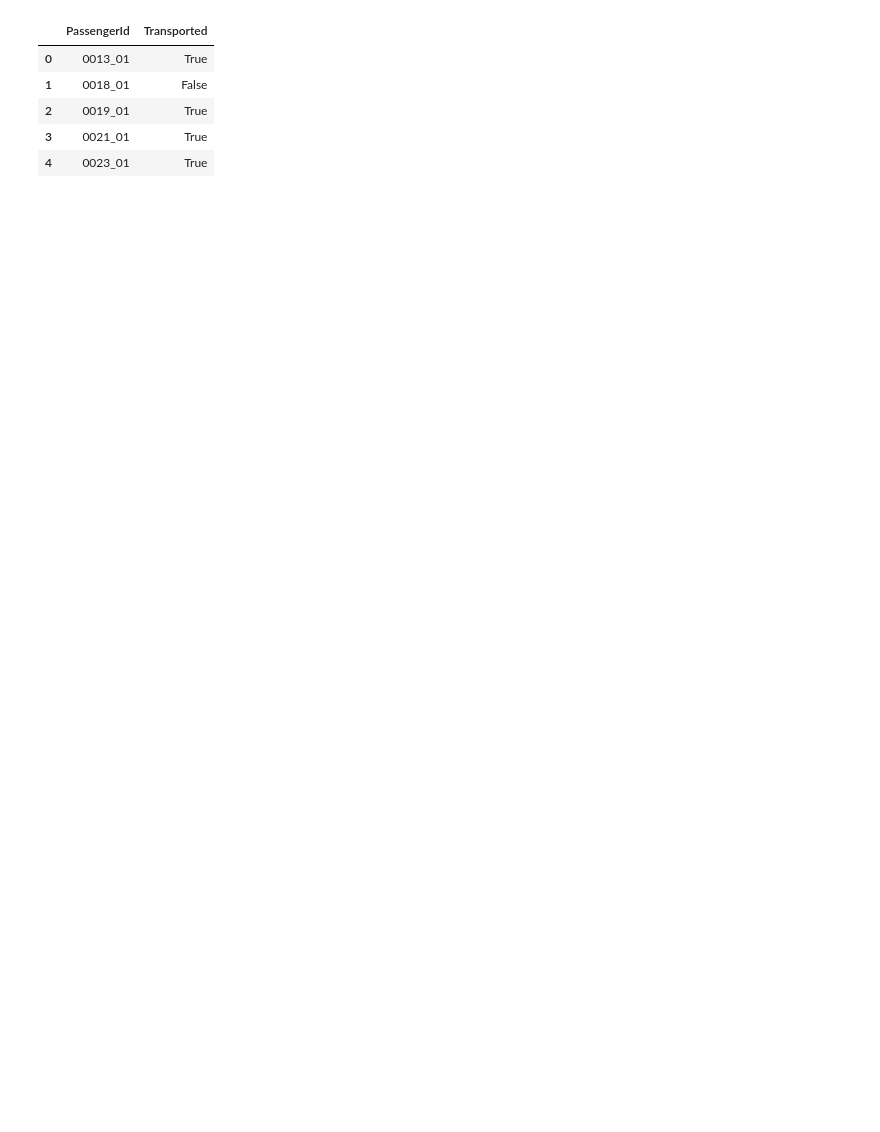
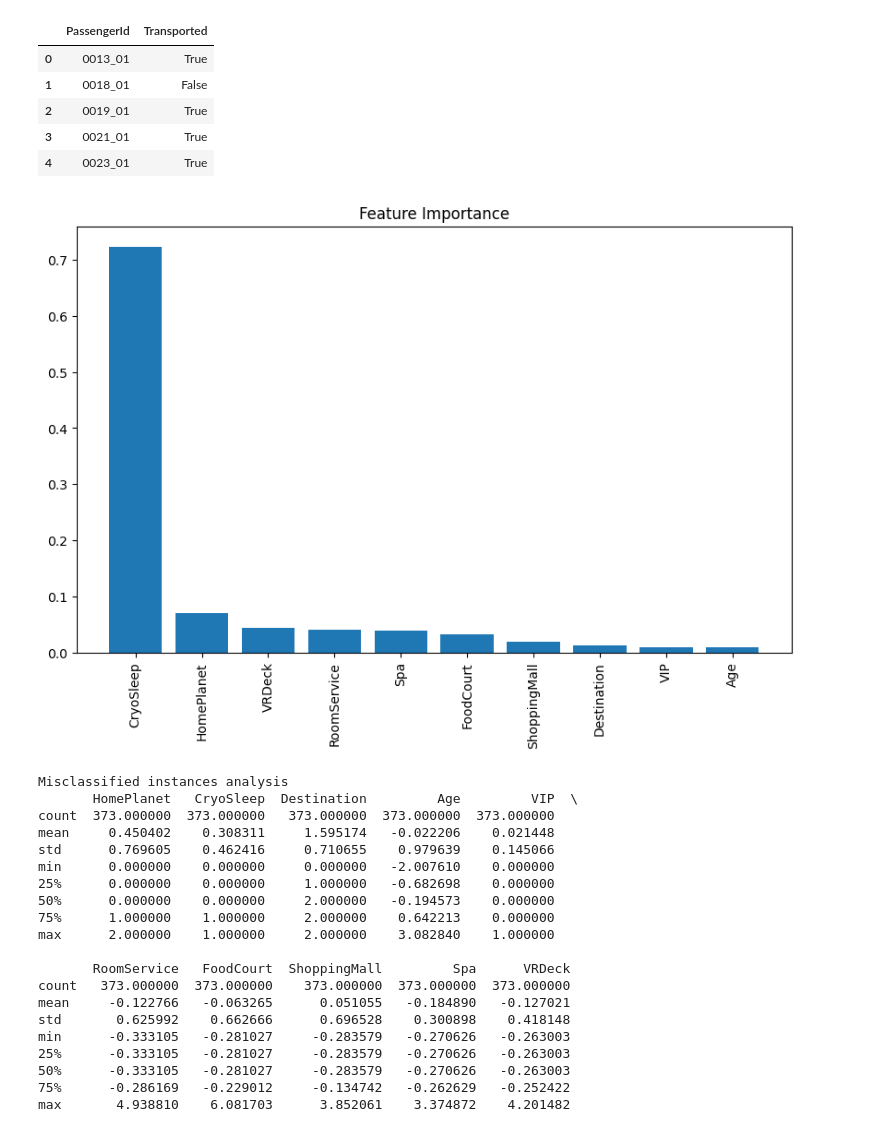
Before and after one commit to 7PAM2015-0509-2023-Group12/Kaggle_Challenge, a Jupyter notebook: Assignment_2_Group_project_Kaggle_Challenge.ipynb, the cells around one changed output. Cells and saved outputs as stored; diff of their text form; code cells hidden in the pictures; blank space fills up the shorter version.

```diff
--- a/Assignment_2_Group_project_Kaggle_Challenge.ipynb
+++ b/Assignment_2_Group_project_Kaggle_Challenge.ipynb
@@ -247,3 +248,42 @@ submission.head()
 | 2 | 0019_01 | True |
 | 3 | 0021_01 | True |
 | 4 | 0023_01 | True |
+# %%
+# Feature importance
+importances = best_model.feature_importances_
+indices = np.argsort(importances)[::-1]
+features = X.columns
+
+# Plot feature importance
+plt.figure(figsize=(10, 6))
+plt.title("Feature Importance")
+plt.bar(range(X.shape[1]), importances[indices], align="center")
+plt.xticks(range(X.shape[1]), features[indices], rotation=90)
+plt.show()
+
+# Analyzing misclassified instances
+misclassified = X_val[y_val != y_pred]
+print("Misclassified instances analysis")
+print(misclassified.describe())
+# %% [output]
+[figure, added]
+Misclassified instances analysis
+       HomePlanet   CryoSleep  Destination         Age         VIP  \
+count  373.000000  373.000000   373.000000  373.000000  373.000000
+mean     0.450402    0.308311     1.595174   -0.022206    0.021448
+std      0.769605    0.462416     0.710655    0.979639    0.145066
+min      0.000000    0.000000     0.000000   -2.007610    0.000000
+25%      0.000000    0.000000     1.000000   -0.682698    0.000000
+50%      0.000000    0.000000     2.000000   -0.194573    0.000000
+75%      1.000000    1.000000     2.000000    0.642213    0.000000
+max      2.000000    1.000000     2.000000    3.082840    1.000000
+
+       RoomService   FoodCourt  ShoppingMall         Spa      VRDeck
+count   373.000000  373.000000    373.000000  373.000000  373.000000
+mean     -0.122766   -0.063265      0.051055   -0.184890   -0.127021
+std       0.625992    0.662666      0.696528    0.300898    0.418148
+min      -0.333105   -0.281027     -0.283579   -0.270626   -0.263003
+25%      -0.333105   -0.281027     -0.283579   -0.270626   -0.263003
+50%      -0.333105   -0.281027     -0.283579   -0.270626   -0.263003
+75%      -0.286169   -0.229012     -0.134742   -0.262629   -0.252422
+max       4.938810    6.081703      3.852061    3.374872    4.201482
```
Also changed, not shown: parts of 2 cells of this notebook.
